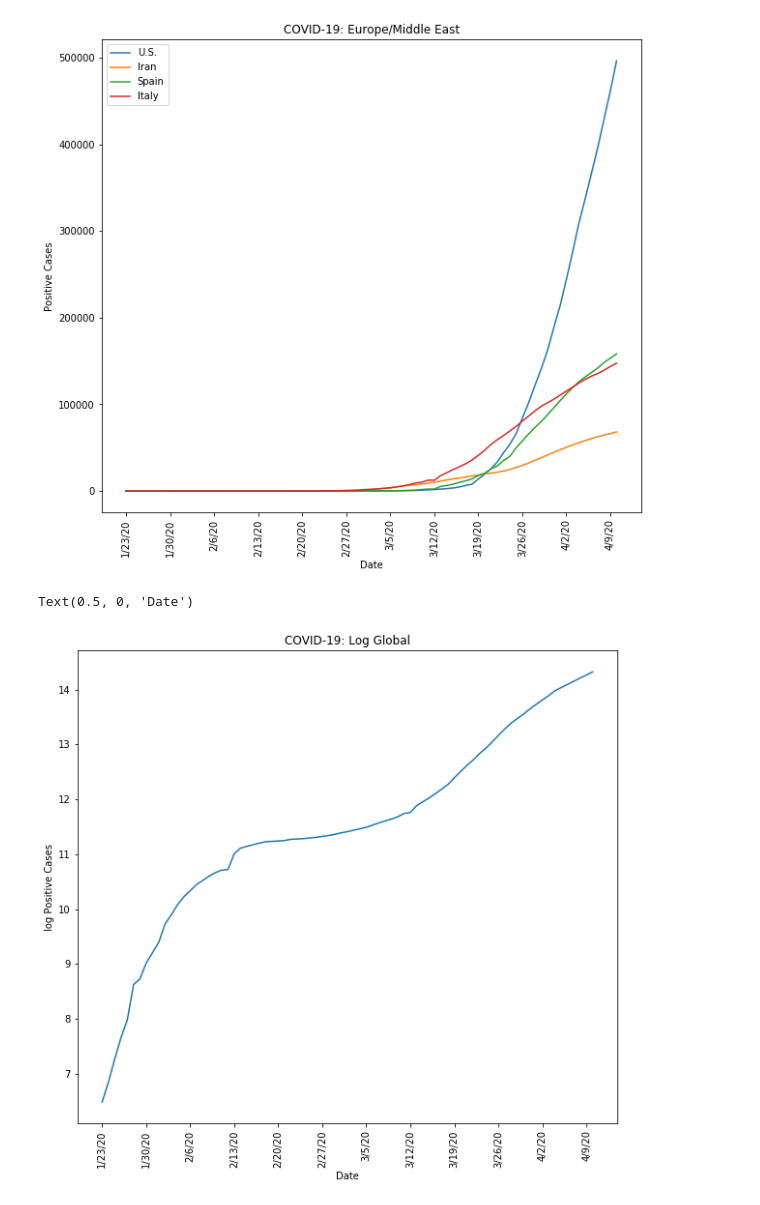
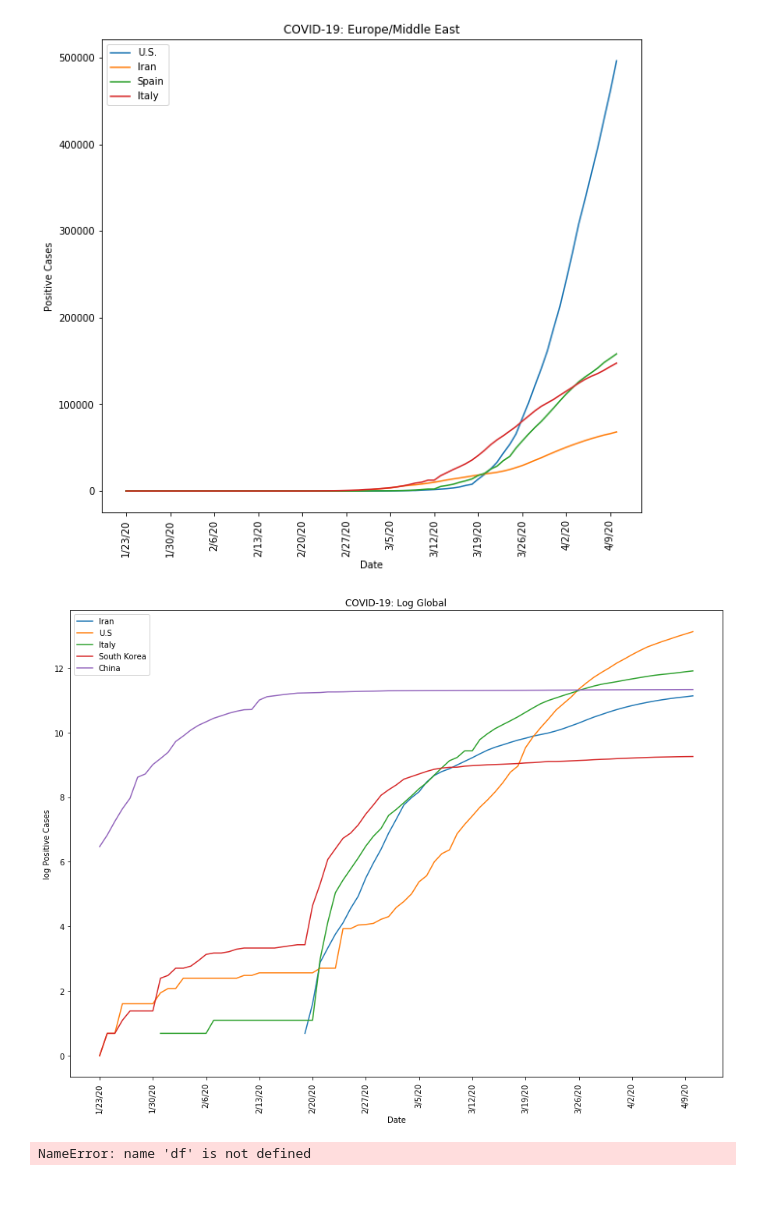
Before and after one commit to ericoliverio/covid-analysis, a Jupyter notebook: COVID Global Data.ipynb, the cells around one changed output. Drawn from its saved outputs; the diff is of its cells as text; code cells hidden in the pictures.

Commit message:
Add files via upload
Calculation of growth factor and log comparison of countries

```diff
--- a/COVID Global Data.ipynb
+++ b/COVID Global Data.ipynb
@@ -132,12 +164,3 @@ def nans(df):
     return df[df.isnull().any(axis=1)]
 # %% [markdown]
 ###
-# %%
-df = nans(df)
-
-#add china
-df = df.append(pos_china.T,ignore_index=True)
-#df.at[end, 'Country/Region'] = 'China'
-df.drop(['Province/State'], axis=1,inplace=True)
-
-df
@@ -157,0 +167,11 @@ df
+# %%
+pos_china = pos_china.reset_index()
+
+pos_china= pos_china.T
+new_header = pos_china.iloc[0] #grab the first row for the header
+df_ch = pos_china[1:] #take the data less the header row
+df_ch.columns = new_header
+df_ch.rename(columns={'Province/State': 'Country/Region','Daily_total':'China'}, inplace=True)
+#pos_china.drop(index='33',inplace=True)
+df_ch['Country/Region'].iloc[0] = 'China'
+df_ch
@@ -157,0 +190,9 @@ df
+# %%
+df = nans(df)
+df.drop(['Province/State'], axis=1,inplace=True)
+#add china
+df = df.append(df_ch,ignore_index=False)
+#df.at[df.last, 'Country/Region'] = 'China'
+
+
+df
@@ -304,15 +316,57 @@ plt.show()
 # %% [output]
 [figure]
 # %%
-plt.figure(figsize=(10,9))
+plt.figure(figsize=(15,11))
 
-plt.plot(df.index,np.log(df.glo_Positive))
+df = df.astype(float)
+
+plt.plot(df.index,np.log(df.Iran),label='Iran')
+plt.plot(df.index,np.log(df.US),label='U.S')
+plt.plot(df.index,np.log(df.Italy),label='Italy')
+plt.plot(df.index,np.log(df['Korea, South']),label='South Korea')
+plt.plot(df.index,np.log(df.China),label='China')
+#plt.plot(df.index,np.log(df['United Kingdom']),label='U.K.')
 ax=plt.gca()
 ax.xaxis.set_major_locator(ticker.MultipleLocator(7))
 plt.title('COVID-19: Log Global')
 plt.ylabel('log Positive Cases')
 plt.xticks(rotation='vertical')
+
 plt.xlabel('Date')
+
+#plt.axvline('2/20/20',color='b',ls='--')
+
+leg = plt.legend();
 # %% [output]
-Text(0.5, 0, 'Date')
-[figure, old version]
+[figure, new version]
+# %%
+window = 2
+
+country = 'glo_Positive' #glo_Positive for sum
+diff_st = df.diff()
+
+gf = diff_st.pct_change()
+rol = gf.rolling(window).sum()/window
+
+plt.figure(figsize=(15,10))
+
+plt.plot_date(gf.index,gf[country],label='Growth Factor',ls='-')
+plt.plot_date(rol.index,rol[country],label='Moving average',ls='-')
+#
+
+plt.xticks(rotation='vertical')
+plt.title(str(country)+' Growth Factor')
+plt.ylabel('Growth Factor')
+plt.xlabel('Date')
+
+ax=plt.gca()
+ax.xaxis.set_major_locator(ticker.MultipleLocator(7))
+ax.xaxis.set_minor_locator(ticker.MultipleLocator(1))
+
+plt.axhline(0,ls='--',label='inflection point')
+leg = plt.legend();
+#plt.ylim([-0.5, 1])
+
+plt.show()
+# %% [output]
+NameError: name 'df' is not defined
```
Also changed, not shown: parts of 13 cells of this notebook.
